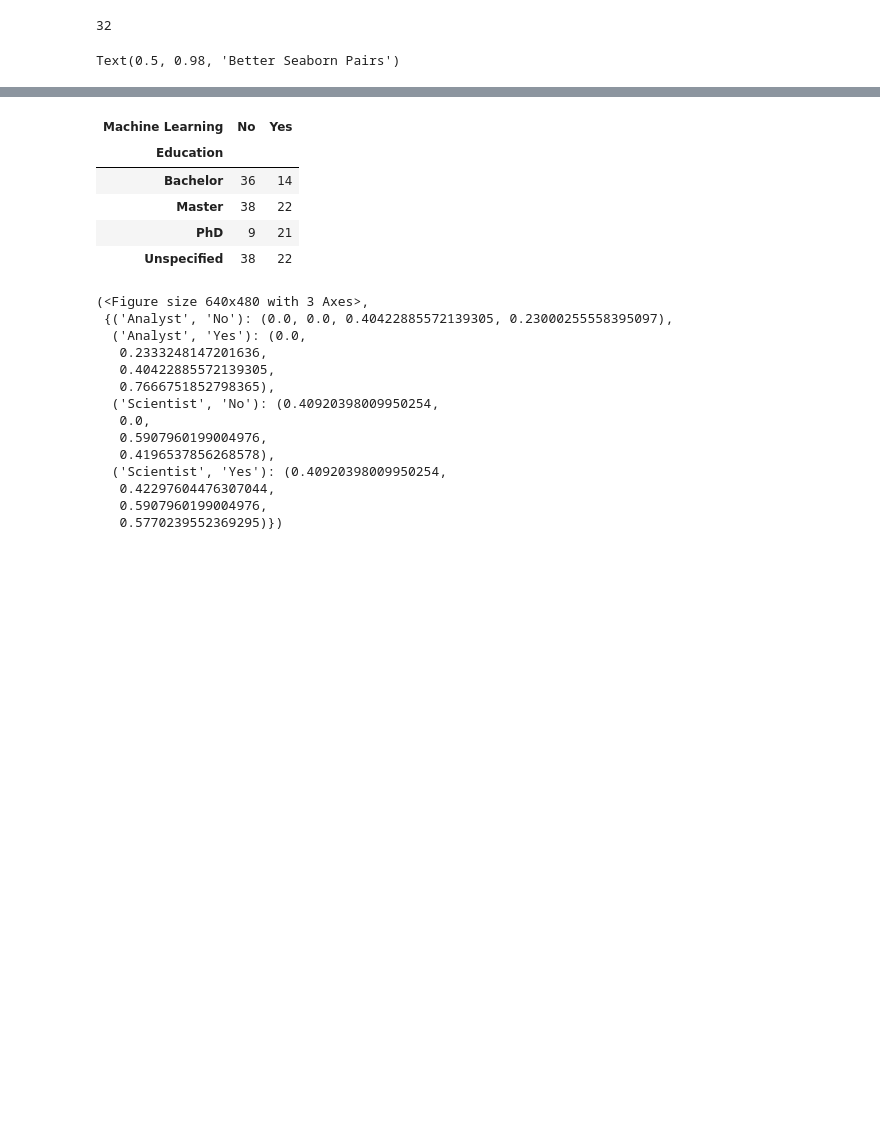
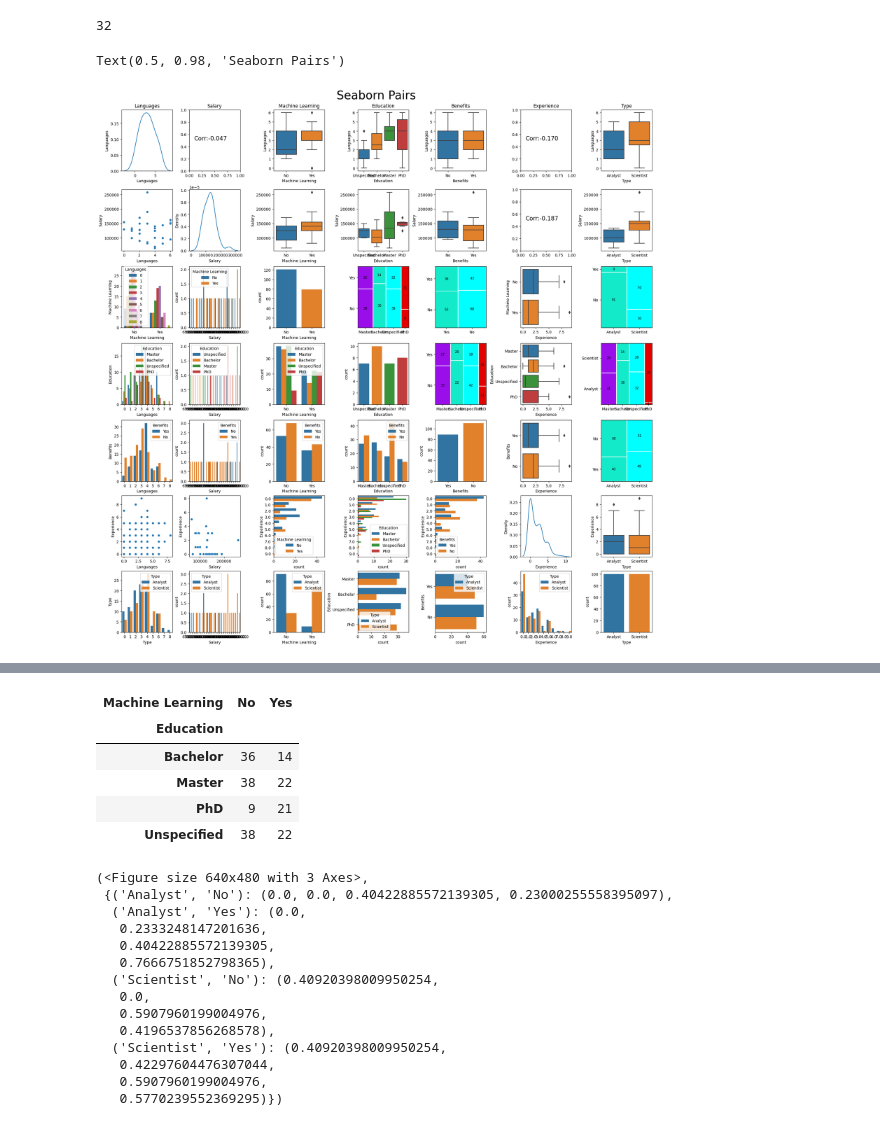
Before and after one commit to clwchanx/STA-141B, a Jupyter notebook: ggpairs.ipynb, the cells around one changed output, grey strips where cells are left out. Saved outputs shown, nothing was run; the diff lists cells and outputs as text; code cells hidden in the pictures; blank space fills up the shorter version.

```diff
--- a/ggpairs.ipynb
+++ b/ggpairs.ipynb
@@ -262,32 +262,33 @@ sns.countplot(data=df_plot, x="Benefits",ax=axes[4][4])
 sns.boxplot(data=df_plot, x="Experience",y="Benefits", ax=axes[4][5])
 ##Type (mosaic)
 props={}
 props[('Analyst','Yes')]={'facecolor':'xkcd:aqua','edgecolor':'white'}
 props[('Analyst','No')]= {'facecolor':'xkcd:aqua','edgecolor':'white'}
 props[('Scientist','Yes')]={'facecolor':'xkcd:cyan','edgecolor':'white'}
 props[('Scientist','No')]= {'facecolor':'xkcd:cyan','edgecolor':'white'}
 labelizer=lambda k:{('Analyst','Yes'):40,('Scientist','Yes'):49,
                     ('Analyst','No'):60,('Scientist','No'):51}[k]
 mosaic(df_plot,['Type','Benefits'],labelizer=labelizer,properties=props,ax=axes[4][6])
 #Column
 ##Experience (horizontal bars)
 sns.countplot(data=df_plot, y='Experience',hue="Benefits",ax=axes[5][4])
 ##Type
 sns.countplot(data=df_plot, y='Benefits',hue="Type",ax=axes[6][4])
 
 #Experience
 #rows
 ##itself (line)
 sns.kdeplot(df_plot, x="Experience",ax=axes[5][5])
 ##Type
 sns.boxplot(data=df_plot, x="Type",y="Experience", ax=axes[5][6])
 
 #columns
 ##Type
 sns.countplot(df_plot, x="Experience",hue="Type",ax=axes[6][5])
 ##Type on itself
 sns.countplot(data=df_plot, x="Type",ax=axes[6][6])
 
-fig.suptitle(t = 'Better Seaborn Pairs', fontsize = 30)
+fig.suptitle(t = 'Seaborn Pairs', fontsize = 30)
 # %% [output]
-Text(0.5, 0.98, 'Better Seaborn Pairs')
+Text(0.5, 0.98, 'Seaborn Pairs')
+[figure, added]
```
Also changed, not shown: parts of 3 cells of this notebook.
